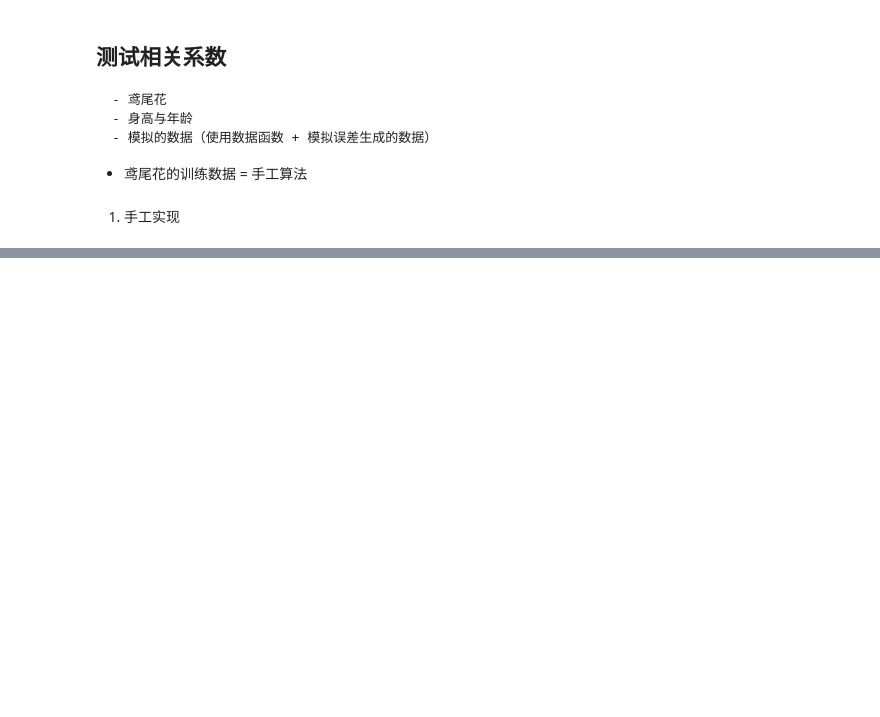
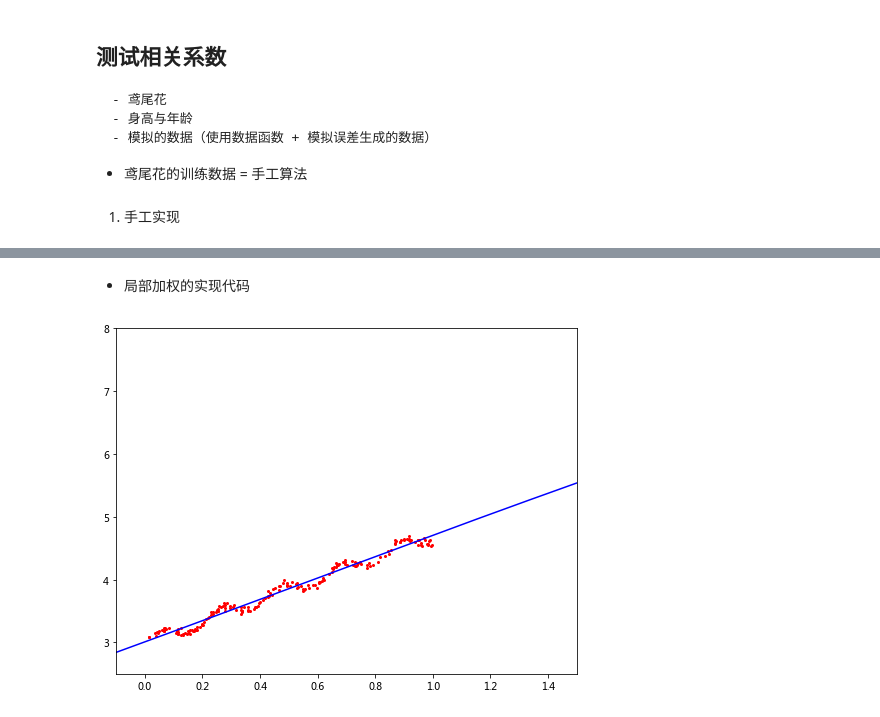
Before and after one commit to QiangAI/ClassCodes, a Jupyter notebook: day18/day18_线性回归的优化.ipynb, the cells around one changed output, grey strips where cells are left out. Cells and saved outputs as stored; diff of their text form; code cells hidden in the pictures; blank space fills up the shorter version.

```diff
--- a/day18/day18_线性回归的优化.ipynb
+++ b/day18/day18_线性回归的优化.ipynb
@@ -158,0 +220,78 @@ print
+# %% [markdown]
+- 局部加权的实现代码
+# %%
+% matplotlib  inline
+import numpy as np
+import numpy.linalg as la
+import numpy.random as rd
+
+sigma = 0.5
+
+def  normal(x_, xi):
+    # 计算x_与xi的差
+    diff = x_ - xi
+    # 求平方
+    sq= np.matmul(diff, diff.T)/(-2.0 * sigma**2)
+    # 出-1与方差=1
+    result = np.exp(sq)
+    return result
+
+
+def loacal_wieght(x_):
+    # 已知样本X，Y
+    # 加载已知样本
+    data = np.loadtxt('ex0.txt')
+    # 格式化数据
+    X_DATA = data[:, 1]
+    Y_DATA = data[:, 2]
+    # 给X加上列，这个列的值全部是1
+    X = np.zeros((X_DATA.shape[0], 2) ,dtype=np.float)
+    X[:, 0] = X_DATA
+    X[:, 1] = 1
+
+    Y = Y_DATA.reshape((Y_DATA.shape[0], 1))
+    # 根据x_   X, Y计算局部加权矩阵
+    W_ = np.zeros((X.shape[0],  X.shape[0]), dtype=np.float)
+    for i in range(X.shape[0]):
+        W_[i,i] = normal(x_, X[i, :])
+
+    # 根据加权计算出W
+    W =np.matmul(np.matmul(np.matmul(la.inv(np.matmul(np.matmul(X.T, W_),X)), X.T),W_),Y)
+    # 根据W计算y
+    y_ = np.matmul(x_,W)
+
+    return y_
+
+% matplotlib inline
+import matplotlib.pyplot as plt
+
+# 可视化工作
+figure = plt.figure('局部加权回归', figsize=(8, 6))
+ax = figure.add_axes([0.1, 0.1, 0.8, 0.8])
+ax.set_xlim(-0.1, 1.5)
+ax.set_ylim(2.5, 8)
+# 散点图
+data = np.loadtxt('ex0.txt')
+ax.scatter( data[:, 1], data[:, 2] , s=4, c='r', marker='o' )
+# 虚拟x点，画出回归后的曲线。
+
+num =1000
+x_line = np.linspace(-0.1, 1.5, num)
+
+# 构造测试样本
+x_test = np.zeros((num, 2), dtype=np.float)
+# x_test第一列设置x_line，第二列设置1
+x_test[:,0] =x_line
+x_test[:,1] = 1
+# 计算x_test的预测值(循环计算每个值)
+y_test = np.zeros((num, 1), dtype=np.float)
+for idx in range(num):
+     y_test[idx] = loacal_wieght(x_test[idx, :])
+
+# 绘制直线
+
+ax.plot(x_line, y_test, color=(0, 0, 1, 1) )
+
+plt.show()
+# %% [output]
+[figure, added]
```
Also changed, not shown: parts of 27 cells of this notebook, 1 other file.
